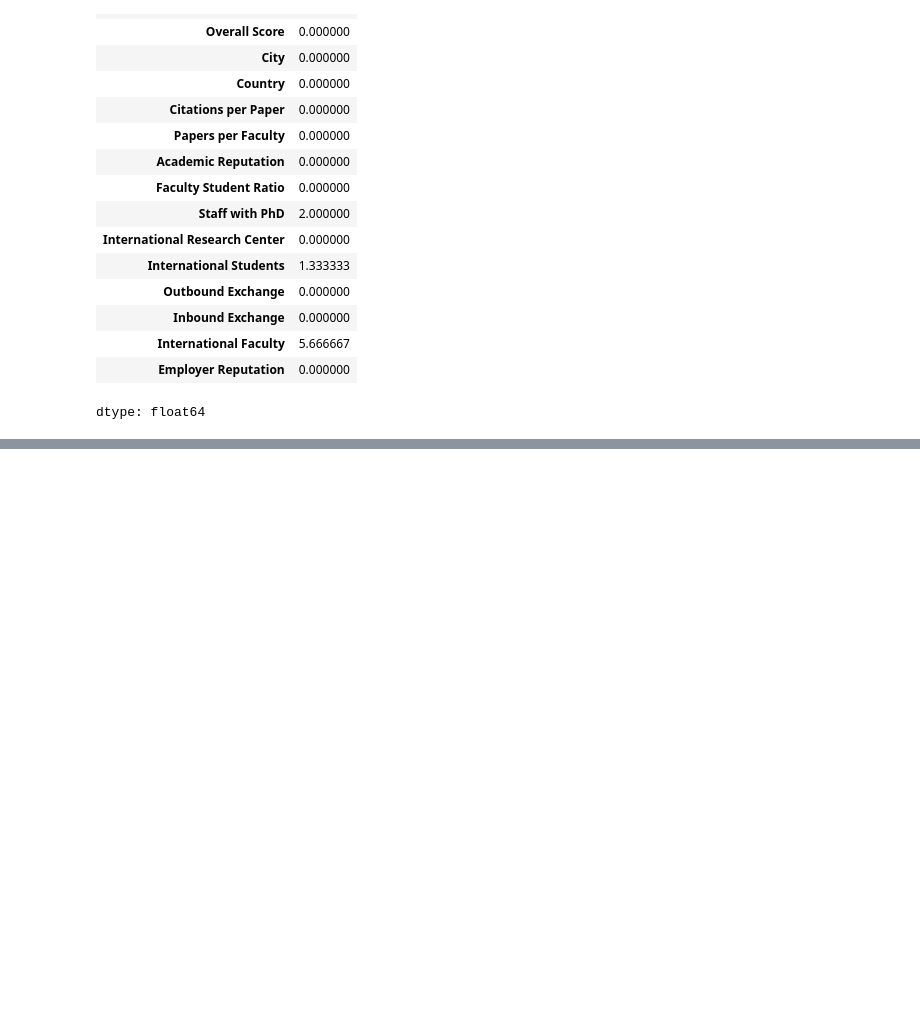
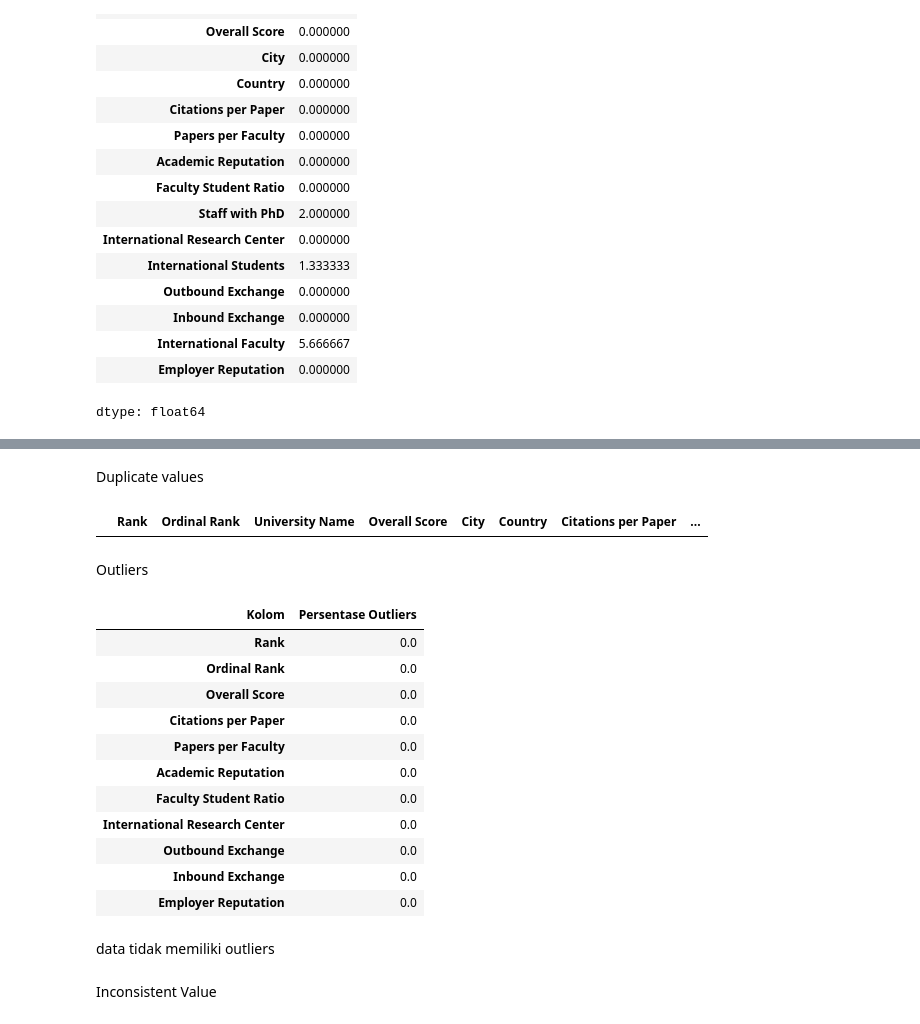
Before and after one commit to vi0rend/AVD-Alvionej-Resna, a Jupyter notebook: Praktikum_AVD_2.ipynb, the cells around one changed output, grey strips where cells are left out. Drawn from its saved outputs; the diff is of its cells as text; code cells hidden in the pictures; blank space fills up the shorter version.

```diff
--- a/Praktikum_AVD_2.ipynb
+++ b/Praktikum_AVD_2.ipynb
@@ -147,0 +206,47 @@ melakukan
+# %% [markdown]
+Duplicate values
+# %%
+df[df.duplicated()]
+# %% [output]
+|  | Rank | Ordinal Rank | University Name | Overall Score | City | Country | Citations per Paper | ... |
+# %% [markdown]
+Outliers
+# %%
+results = []
+
+cols = df.select_dtypes(include=['float64', 'int64'])
+
+for col in cols:
+  q1 = df[col].quantile(0.25)
+  q3 = df[col].quantile(0.75)
+  iqr = q3 - q1
+  lower_bound = q1 - 1.5*iqr
+  upper_bound = q3 + 1.5*iqr
+  outliers = df[(df[col] < lower_bound) | (df[col] > upper_bound)]
+  percent_outliers = (len(outliers)/len(df))*100
+  results.append({'Kolom': col, 'Persentase Outliers': percent_outliers})
+
+# Dataframe dari list hasil
+results_df = pd.DataFrame(results)
+results_df.set_index('Kolom', inplace=True)
+results_df = results_df.rename_axis(None, axis=0).rename_axis('Kolom', axis=1)
+
+# Tampilkan dataframe
+display(results_df)
+# %% [output]
+| Kolom | Persentase Outliers |
+| Rank | 0.0 |
+| Ordinal Rank | 0.0 |
+| Overall Score | 0.0 |
+| Citations per Paper | 0.0 |
+| Papers per Faculty | 0.0 |
+| Academic Reputation | 0.0 |
+| Faculty Student Ratio | 0.0 |
+| International Research Center | 0.0 |
+| Outbound Exchange | 0.0 |
+| Inbound Exchange | 0.0 |
+| Employer Reputation | 0.0 |
+# %% [markdown]
+data tidak memiliki outliers
+# %% [markdown]
+Inconsistent Value
```
Also changed, not shown: parts of 18 cells of this notebook.
